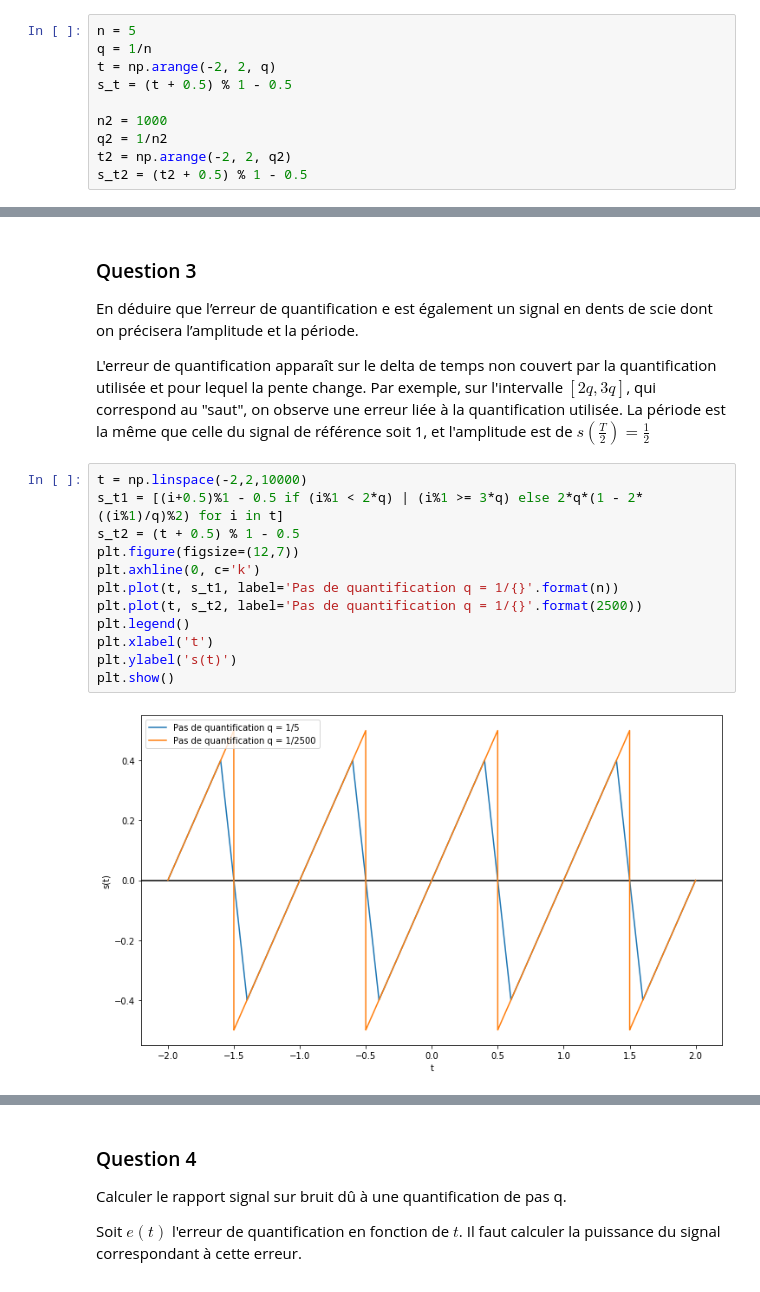
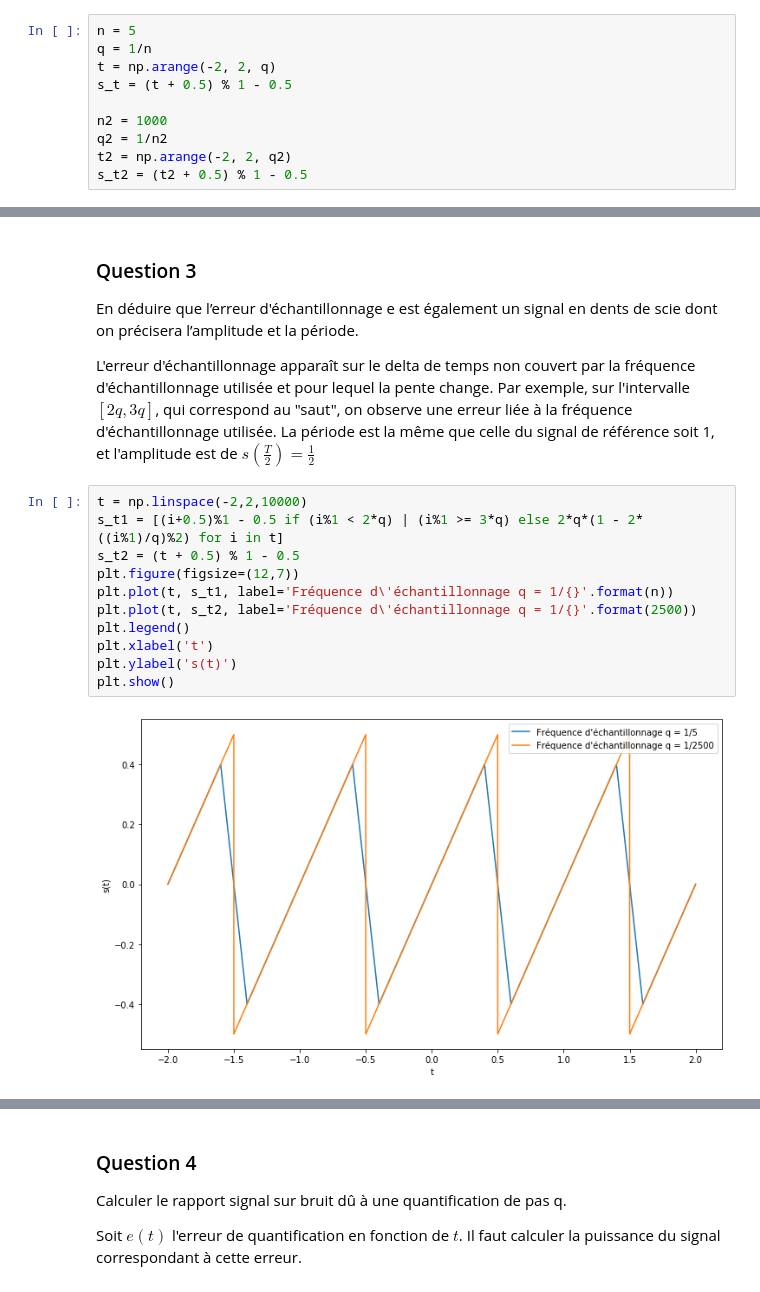
Before and after one commit to hugolmn/p20, a Jupyter notebook: AI06/TD04.ipynb, the cells around one changed output, grey strips where cells are left out. Saved outputs shown, nothing was run; the diff lists cells and outputs as text.

```diff
--- a/AI06/TD04.ipynb
+++ b/AI06/TD04.ipynb
@@ -225,24 +226,23 @@ plt.legend()
 # %% [markdown]
 ### Question 3
-En déduire que l’erreur de quantiﬁcation e est également un signal en dents de scie dont on précisera l’amplitude et la période.
+En déduire que l’erreur d'échantillonnage e est également un signal en dents de scie dont on précisera l’amplitude et la période.
 
-L'erreur de quantification apparaît sur le delta de temps non couvert par la quantification utilisée et pour lequel la pente change.
-Par exemple, sur l'intervalle $[2q, 3q]$, qui correspond au "saut", on observe une erreur liée à la quantification utilisée.
+L'erreur d'échantillonnage apparaît sur le delta de temps non couvert par la fréquence d'échantillonnage utilisée et pour lequel la pente change.
+Par exemple, sur l'intervalle $[2q, 3q]$, qui correspond au "saut", on observe une erreur liée à la fréquence d'échantillonnage utilisée.
 La période est la même que celle du signal de référence soit 1, et l'amplitude est de $s\left(\frac{T}{2}\right) = \frac{1}{2}$
 # %%
 t = np.linspace(-2,2,10000)
 s_t1 = [(i+0.5)%1 - 0.5 if (i%1 < 2*q) | (i%1 >= 3*q) else 2*q*(1 - 2*((i%1)/q)%2) for i in t]
 s_t2 = (t + 0.5) % 1 - 0.5
 plt.figure(figsize=(12,7))
-plt.axhline(0, c='k')
-plt.plot(t, s_t1, label='Pas de quantification q = 1/{}'.format(n))
-plt.plot(t, s_t2, label='Pas de quantification q = 1/{}'.format(2500))
+plt.plot(t, s_t1, label='Fréquence d\'échantillonnage q = 1/{}'.format(n))
+plt.plot(t, s_t2, label='Fréquence d\'échantillonnage q = 1/{}'.format(2500))
 plt.legend()
 plt.xlabel('t')
 plt.ylabel('s(t)')
 plt.show()
 # %% [output]
-[figure, old version]
+[figure, new version]
 # %%
 plt.figure(figsize=(12,7))
 plt.plot(t, s_t1 - s_t2)
```
Also changed, not shown: parts of 7 cells of this notebook.
